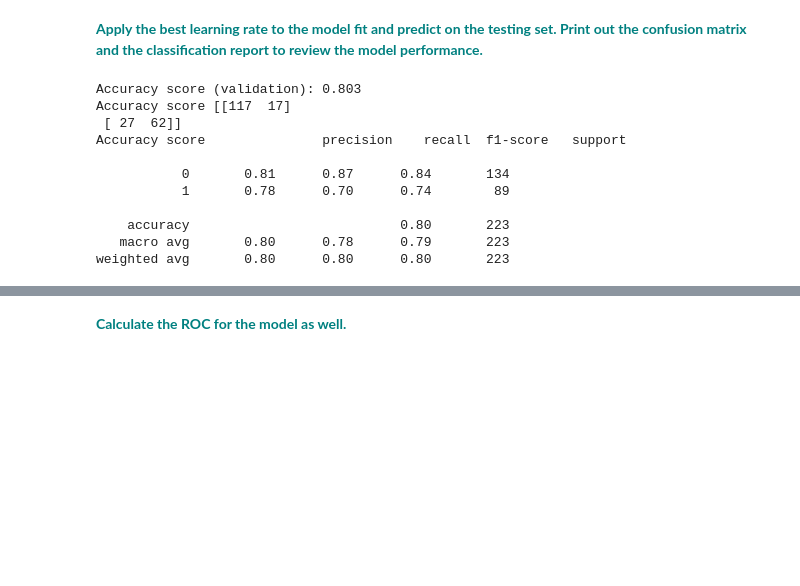
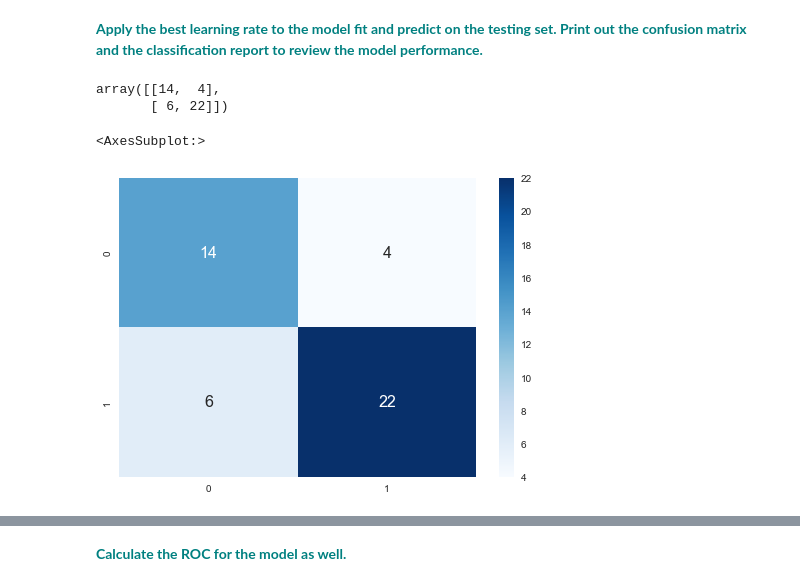
Before and after one commit to TemesgenGT/Springboard_5, a Jupyter notebook: Gradient Boosting Case Study.ipynb, the cells around one changed output, grey strips where cells are left out. Saved outputs shown, nothing was run; the diff lists cells and outputs as text; code cells hidden in the pictures; blank space fills up the shorter version.

Commit message:
Gradient Boosting Case Study

```diff
--- a/Gradient Boosting Case Study.ipynb
+++ b/Gradient Boosting Case Study.ipynb
@@ -226,7 +223,7 @@ X_scaled = scaler.transform(X)
 **<font color='teal'>Split the X_scaled and y into 75/25 training and testing data subsets..</font>**
 # %%
 from sklearn.model_selection import train_test_split
-X_train, X_test, y_train, y_test = train_test_split(X, y, train_size=0.75, random_state=42)
+X_train, X_test, y_train, y_test = train_test_split(X, y, test_size=0.25, random_state=42)
 # %% [markdown]
 **<font color='teal'>Run the cell below to test multiple learning rates in your gradient boosting classifier.</font>**
 # %%
@@ -259,23 +256,20 @@ Accuracy score (validation): 0.812
 # %% [markdown]
 **<font color='teal'>Apply the best learning rate to the model fit and predict on the testing set. Print out the confusion matrix and the classification report to review the model performance.</font>**
-# %%
-gb = GradientBoostingClassifier(n_estimators=20, learning_rate = 0.1, max_features=2, max_depth = 2, random_state = 0)
-gb.fit(X_train, y_train)
-y_pred = gb.predict(X_test)
-
-print("Accuracy score (validation): {0:.3f}".format(gb.score(X_test, y_test)))
-print('Accuracy score {}'.format(confusion_matrix(y_test, y_pred)))
-print('Accuracy score {}'.format(classification_report(y_test, y_pred)))
-print()
-# %% [output]
-Accuracy score (validation): 0.803
-Accuracy score [[117  17]
- [ 27  62]]
-Accuracy score               precision    recall  f1-score   support
-
-           0       0.81      0.87      0.84       134
-           1       0.78      0.70      0.74        89
-
-    accuracy                           0.80       223
-   macro avg       0.80      0.78      0.79       223
-weighted avg       0.80      0.80      0.80       223
+# %%
+clf = GradientBoostingClassifier(n_estimators=20, learning_rate=1.0, max_depth=2, max_features=2, random_state=42)
+clf.fit(X_train, y_train)
+pred = clf.predict(X_test)
+# %%
+cm = confusion_matrix(y_test, pred)
+# %%
+cm
+# %% [output]
+array([[14,  4],
+       [ 6, 22]])
+# %%
+import seaborn as sns
+
+sns.heatmap(cm, annot=True, cmap='Blues', annot_kws={'size':16})
+# %% [output]
+<AxesSubplot:>
+[figure, added]
```
Also changed, not shown: parts of 25 cells of this notebook.
